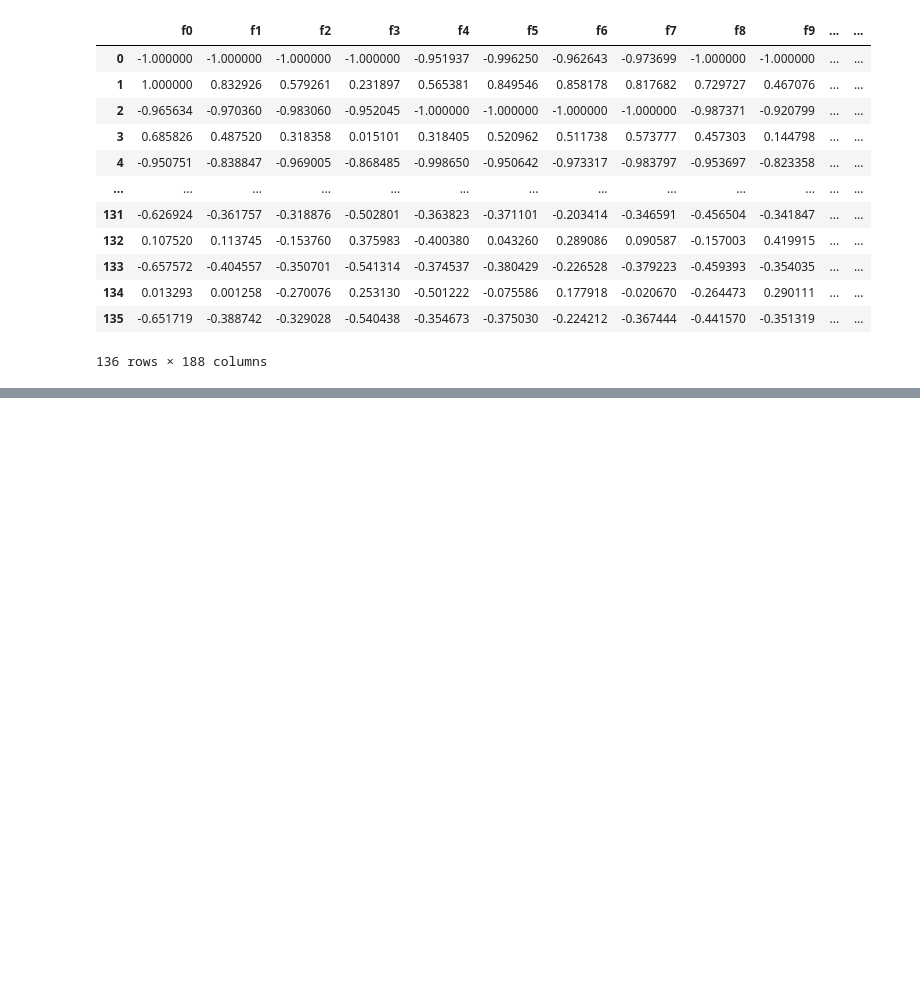
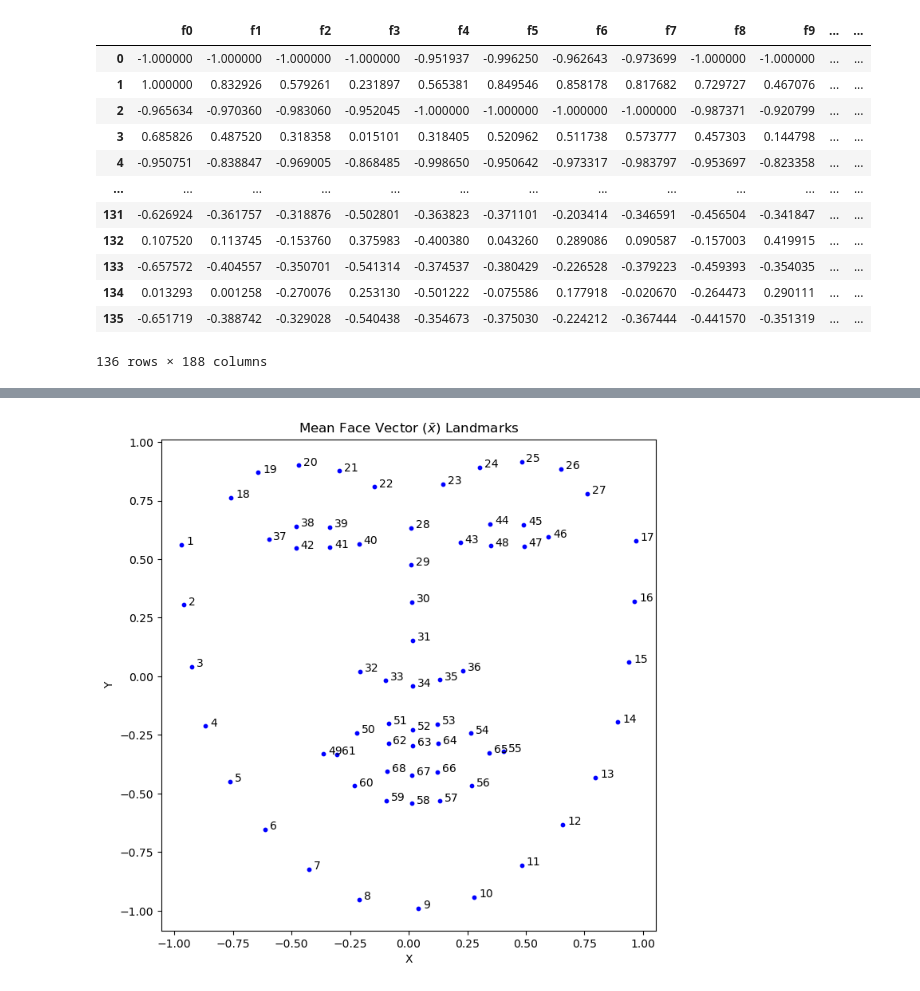
Before and after one commit to kawbu/COMP562-Project-2, a Jupyter notebook: P2.ipynb, the cells around one changed output, grey strips where cells are left out. Drawn from its saved outputs; the diff is of its cells as text; code cells hidden in the pictures; blank space fills up the shorter version.

```diff
--- a/P2.ipynb
+++ b/P2.ipynb
@@ -204,3 +211,36 @@ You may assume:
+# %%
+# --------------------------------------
+# Add your P2A coding solution below.
+# --------------------------------------
+
+# Calculate the mean shape vector (per landmark)
+mean_face = np.mean(fdf, axis=1)
+mf_values = mean_face.values
+#print(mean_face)
+
+# Reshape 2n into n x 2
+points = []
+rows, cols = mean_face.shape[0] // 2, 2
+for i in range(rows):
+    row = []
+    for j in range(cols):
+        row.append(mf_values[(i * cols) + j])
+    points.append(row)
+points = np.array(points)
+
+# Visualize
+plt.figure(figsize=(8,8))
+for i in range(len(points)):
+    x, y = points[i, 0], points[i, 1]
+    plt.scatter(x, y, marker='o', color='blue', s=10)
+    plt.annotate(i + 1, (x + .02, y), fontsize=10)
+plt.title(r"Mean Face Vector ($\bar{x}$) Landmarks")
+plt.xlabel('X')
+plt.ylabel('Y')
+plt.axis('equal')
+plt.show()
+# %% [output]
+[figure, added]
 # %% [markdown]
 ****
 
```
Also changed, not shown: parts of 5 cells of this notebook.
